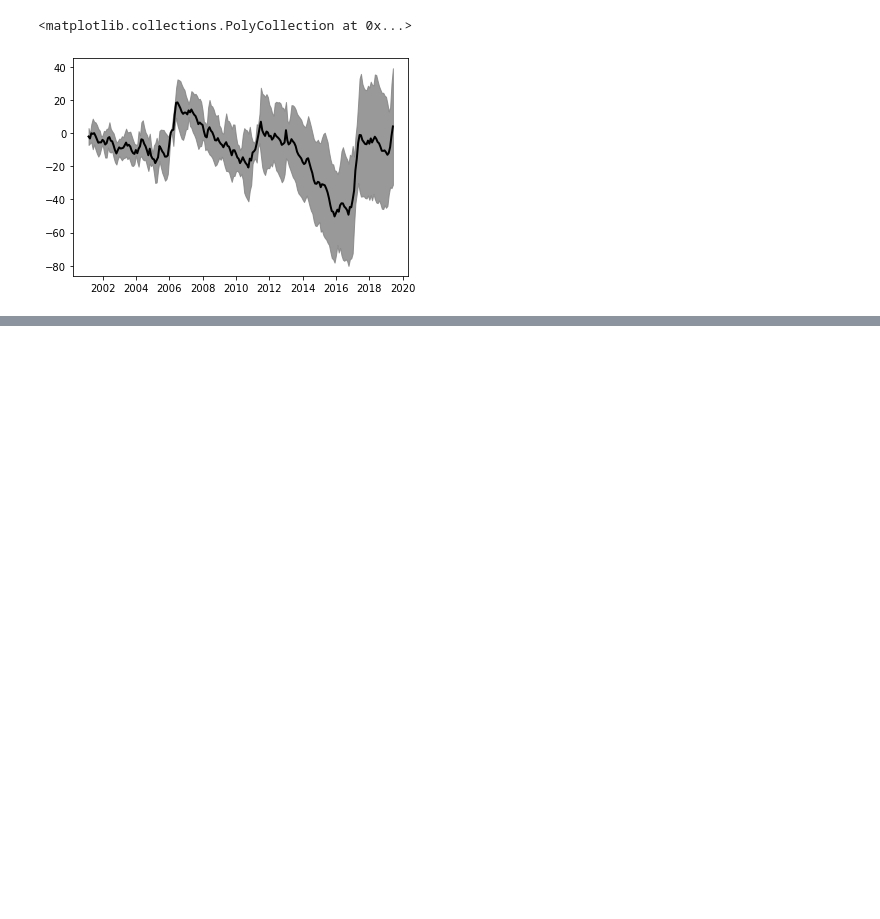
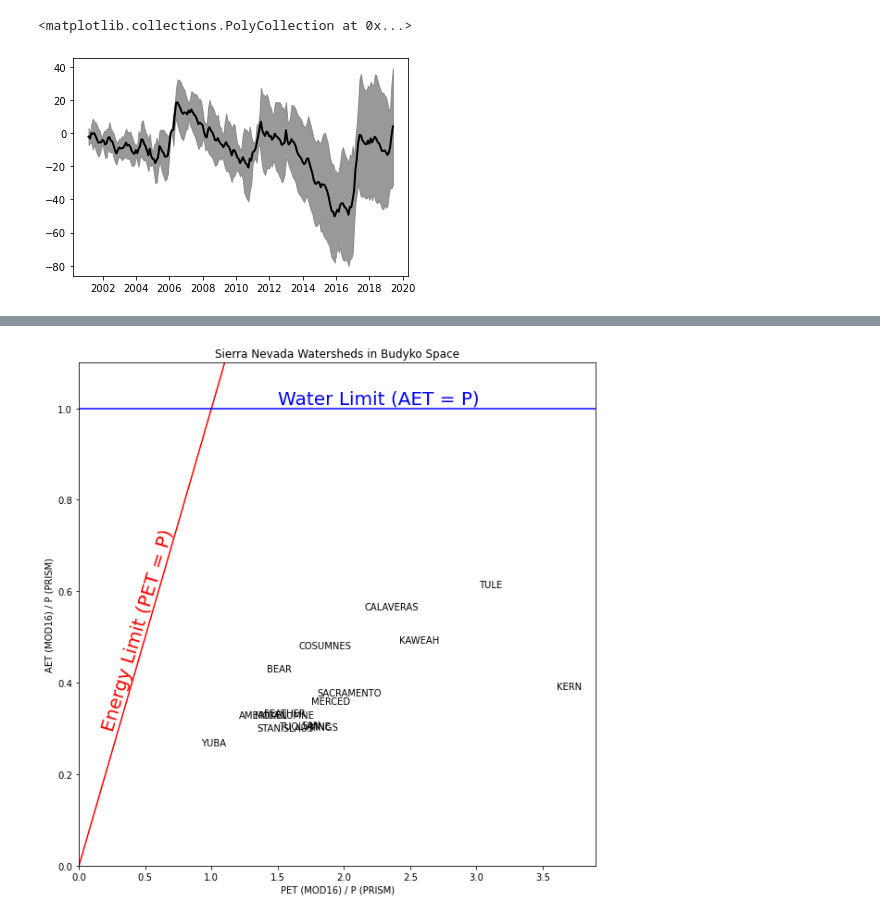
Before and after one commit to kashingtonDC/SierraSheds, a Jupyter notebook: code/Figures.ipynb, the cells around one changed output, grey strips where cells are left out. Drawn from its saved outputs; the diff is of its cells as text; code cells hidden in the pictures; blank space fills up the shorter version.

Commit message:
add budyko plot to figs

```diff
--- a/code/Figures.ipynb
+++ b/code/Figures.ipynb
@@ -36,7 +35,7 @@ catchments = gp.read_file("../shape/sierra_catchments.shp")
 catchments = gp.read_file("../shape/sierra_catchments.shp")
 # Find catchment csvs
 data_dir = "../data/RS_catchdat/"
-files = [os.path.join(data_dir,x) for x in os.listdir(data_dir)]
+files = [os.path.join(data_dir,x) for x in os.listdir(data_dir) if x.endswith(".csv")]
 # %%
 # Load csvs as dataframes
 dfdict = {x[-6:-4]:pd.read_csv(x) for x in files}
@@ -54,6 +53,8 @@ for k,v in dfdict.items():
 # %%
 dsdf_list = []
 dsdf_dict = {}
+
+budyko_dict = {}
 
 for k,v in dfs.items():
     catch = catchments.iloc[k]
@@ -96,6 +97,21 @@ for k,v in dfs.items():
     dsdf_list.append(dsdf)
     dsdf_dict[catch.catch_name] = dsdf
 
+    # Budyko analysis
+#     p_mean = np.nanmean(adf['p_prism'], axis = 0)
+#     aet_mean = np.nanmean(adf['aet_modis'], axis = 0)
+#     aet_mean = np.nanmean([np.nanmean(adf['aet_modis'], axis = 0), np.nanmean(adf['aet_ssebop'], axis = 0)])
+#     pet_mean = np.nanmean(adf['pet_modis'], axis = 0)
+
+#     p_aet = aet_mean/p_mean
+#     p_pet = pet_mean/p_mean
+    p_aet = adf['aet_modis'].values.mean() / adf['p_prism'].values.mean()
+    p_pet = adf['pet_modis'].values.mean() / adf['p_prism'].values.mean()
+
+    print(p_aet,p_pet)
+
+    budyko_dict[catch.catch_name] = [p_aet, p_pet]
+
     # Plot ds for each wshed
     plt.plot(dsdf['ds_mean'], color = 'black',  linewidth=2, label = 'ds mean')
     plt.fill_between(dsdf.index, dsdf['ds_min'].astype(float), dsdf['ds_max'].astype(float), color = 'gray', alpha = 0.7, label = 'ds range')
@@ -138,0 +280,30 @@ plt.fill_between(dsdf_list[0].index, net_ds_min.astype(float),net_ds_max.astype(
+# %%
+# budyko plot
+plt.figure(figsize = (10,10))
+
+for k,v in budyko_dict.items():
+
+    basinstr = k.split()[0]
+
+    plt.scatter(v[1],v[0],alpha = 0)
+    plt.text(v[1], v[0], basinstr, fontsize = 10)
+
+
+plt.plot([-10,10],[-10,10],  color='r', linestyle='-', label = 'energy limit')
+plt.axhline(y=1, color='blue', linestyle='-', label = 'water limit')
+
+plt.text(1.5,1.01, 'Water Limit (AET = P)', color = 'blue', size = 20)
+plt.text(0.16,0.3, 'Energy Limit (PET = P)', color = 'red', size = 20, rotation = np.degrees(np.pi/2.45))
+
+plt.ylabel("AET (MOD16) / P (PRISM)")
+plt.xlabel("PET (MOD16) / P (PRISM)")
+# plt.xscale('log')
+# plt.yscale('log')
+
+plt.ylim([0,1.1])
+plt.xlim([0,3.9])
+
+plt.title("Sierra Nevada Watersheds in Budyko Space")
+plt.show()
+# %% [output]
+[figure, added]
```
Also changed, not shown: parts of 11 cells of this notebook.
